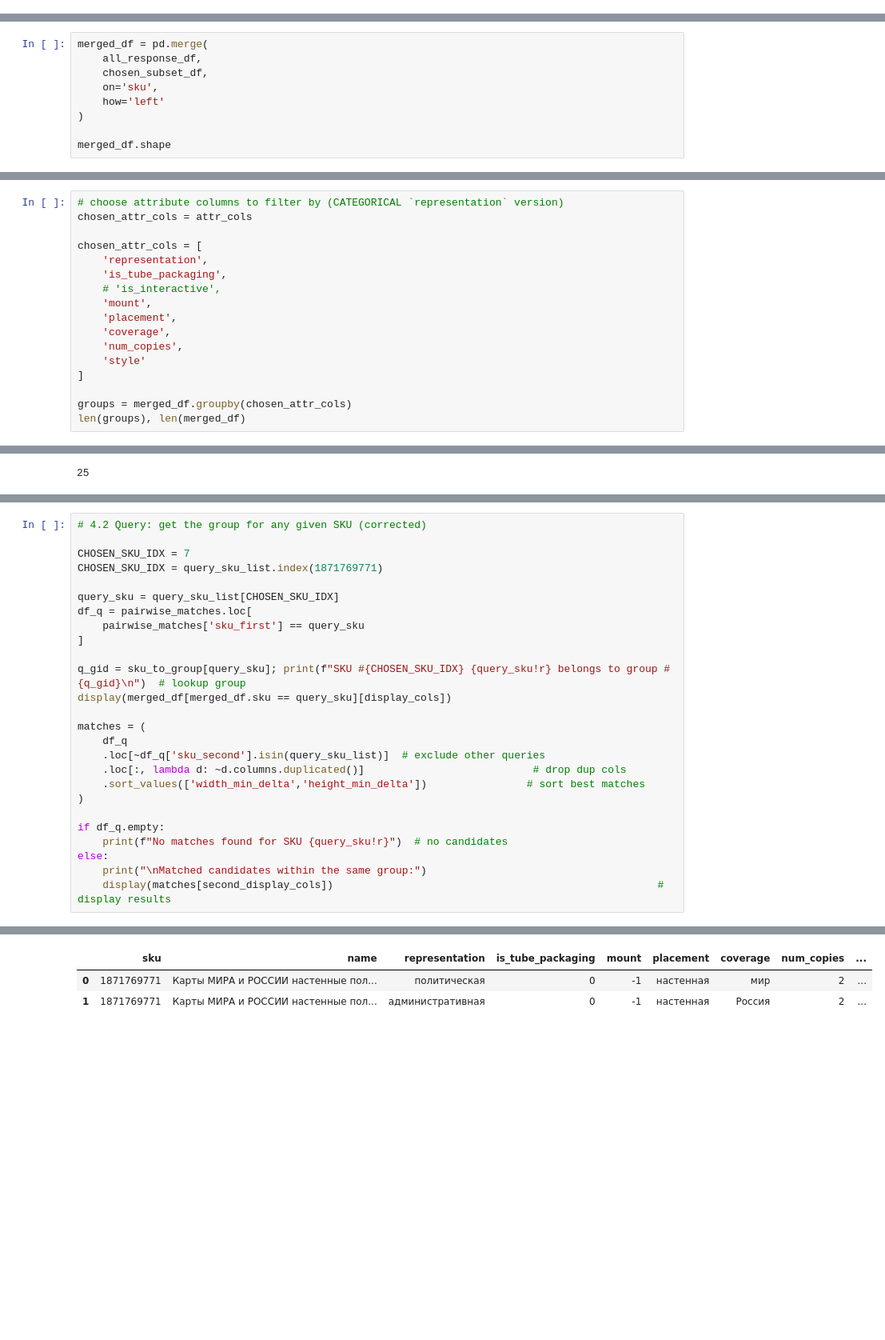
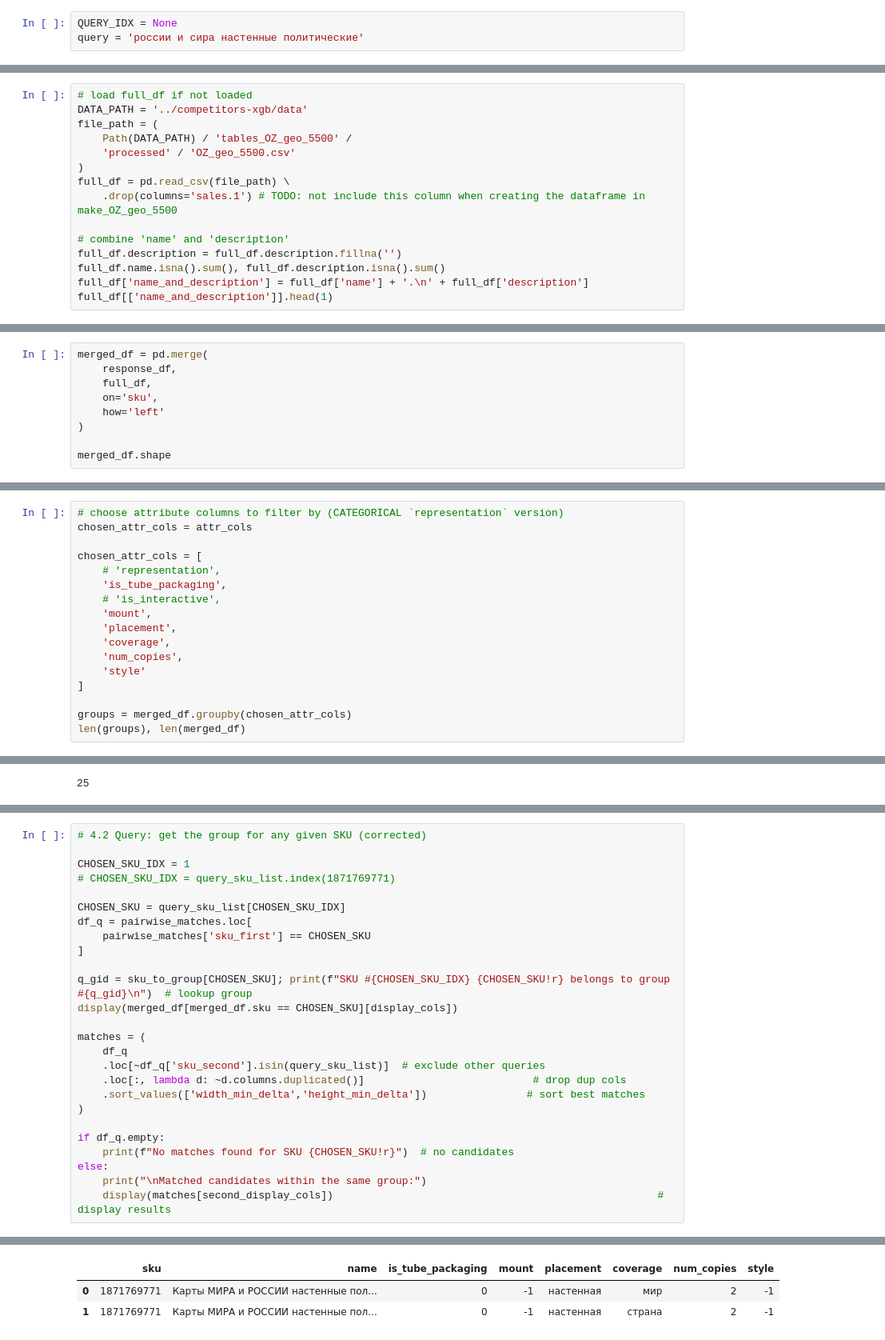
Before and after one commit to tony-pitchblack/marketplace_analytics, a Jupyter notebook: cross-encoder/make-hf-dataset_OZ-geo_part-0_LLM-labeling_two-staged.ipynb, the cells around one changed output, grey strips where cells are left out. Shown at 80% size. Cells and saved outputs as stored; diff of their text form; blank space fills up the shorter version.

```diff
--- a/cross-encoder/make-hf-dataset_OZ-geo_part-0_LLM-labeling_two-staged.ipynb
+++ b/cross-encoder/make-hf-dataset_OZ-geo_part-0_LLM-labeling_two-staged.ipynb
@@ -425,3 +445,6 @@ Filtered size: 264
+# %%
+QUERY_IDX = None
+query = 'россии и сира настенные политические'
 # %%
 from rank_bm25 import BM25Okapi
 import numpy as np
@@ -12880,0 +13077,15 @@ Saving response with filename:
+# %%
+# load full_df if not loaded
+DATA_PATH = '../competitors-xgb/data'
+file_path = (
+    Path(DATA_PATH) / 'tables_OZ_geo_5500' /
+    'processed' / 'OZ_geo_5500.csv'
+)
+full_df = pd.read_csv(file_path) \
+    .drop(columns='sales.1') # TODO: not include this column when creating the dataframe in make_OZ_geo_5500
+
+# combine 'name' and 'description'
+full_df.description = full_df.description.fillna('')
+full_df.name.isna().sum(), full_df.description.isna().sum()
+full_df['name_and_description'] = full_df['name'] + '.\n' + full_df['description']
+full_df[['name_and_description']].head(1)
@@ -12881,7 +13095,7 @@ Saving response with filename:
 # %%
 merged_df = pd.merge(
-    all_response_df,
-    chosen_subset_df,
+    response_df,
+    full_df,
     on='sku',
     how='left'
 )
@@ -12940,7 +13156,7 @@ attr_cols
 chosen_attr_cols = attr_cols
 
 chosen_attr_cols = [
-    'representation',
+    # 'representation',
     'is_tube_packaging',
     # 'is_interactive',
     'mount',
@@ -13294,16 +13499,16 @@ second_display_cols = [
 # %%
 # 4.2 Query: get the group for any given SKU (corrected)
 
-CHOSEN_SKU_IDX = 7
-CHOSEN_SKU_IDX = query_sku_list.index(1871769771)
+CHOSEN_SKU_IDX = 1
+# CHOSEN_SKU_IDX = query_sku_list.index(1871769771)
 
-query_sku = query_sku_list[CHOSEN_SKU_IDX]
+CHOSEN_SKU = query_sku_list[CHOSEN_SKU_IDX]
 df_q = pairwise_matches.loc[
-    pairwise_matches['sku_first'] == query_sku
+    pairwise_matches['sku_first'] == CHOSEN_SKU
 ]
 
-q_gid = sku_to_group[query_sku]; print(f"SKU #{CHOSEN_SKU_IDX} {query_sku!r} belongs to group #{q_gid}\n")  # lookup group
-display(merged_df[merged_df.sku == query_sku][display_cols])
+q_gid = sku_to_group[CHOSEN_SKU]; print(f"SKU #{CHOSEN_SKU_IDX} {CHOSEN_SKU!r} belongs to group #{q_gid}\n")  # lookup group
+display(merged_df[merged_df.sku == CHOSEN_SKU][display_cols])
 
 matches = (
     df_q
@@ -13313,7 +13518,7 @@ matches = (
 )
 
 if df_q.empty:
-    print(f"No matches found for SKU {query_sku!r}")  # no candidates
+    print(f"No matches found for SKU {CHOSEN_SKU!r}")  # no candidates
 else:
     print("\nMatched candidates within the same group:")
     display(matches[second_display_cols])                                                    # display results
@@ -13322,5 +13527,5 @@ SKU #17 1871769771 belongs to group #12
-|  | sku | name | representation | is_tube_packaging | mount | placement | coverage | num_copies | ... |
-| 0 | 1871769771 | Карты МИРА и РОССИИ настенные пол... | политическая | 0 | -1 | настенная | мир | 2 | ... |
-| 1 | 1871769771 | Карты МИРА и РОССИИ настенные пол... | административная | 0 | -1 | настенная | Россия | 2 | ... |
+|  | sku | name | is_tube_packaging | mount | placement | coverage | num_copies | style |
+| 0 | 1871769771 | Карты МИРА и РОССИИ настенные пол... | 0 | -1 | настенная | мир | 2 | -1 |
+| 1 | 1871769771 | Карты МИРА и РОССИИ настенные пол... | 0 | -1 | настенная | страна | 2 | -1 |
 No matches found for SKU 1871769771
 # %%
```
Also changed, not shown: parts of 56 cells of this notebook.
